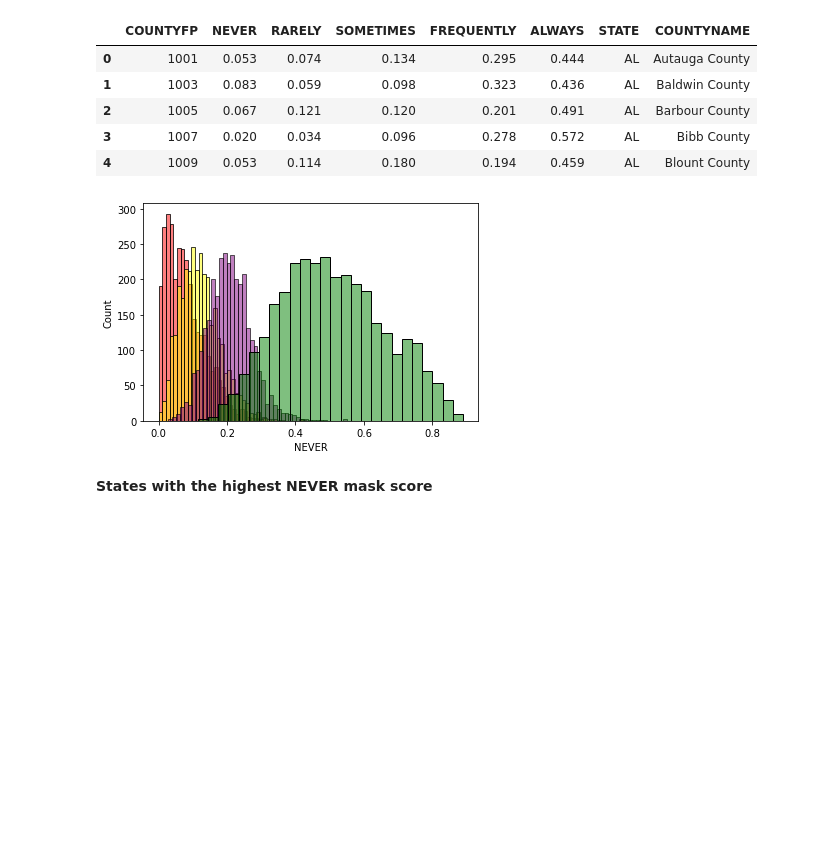
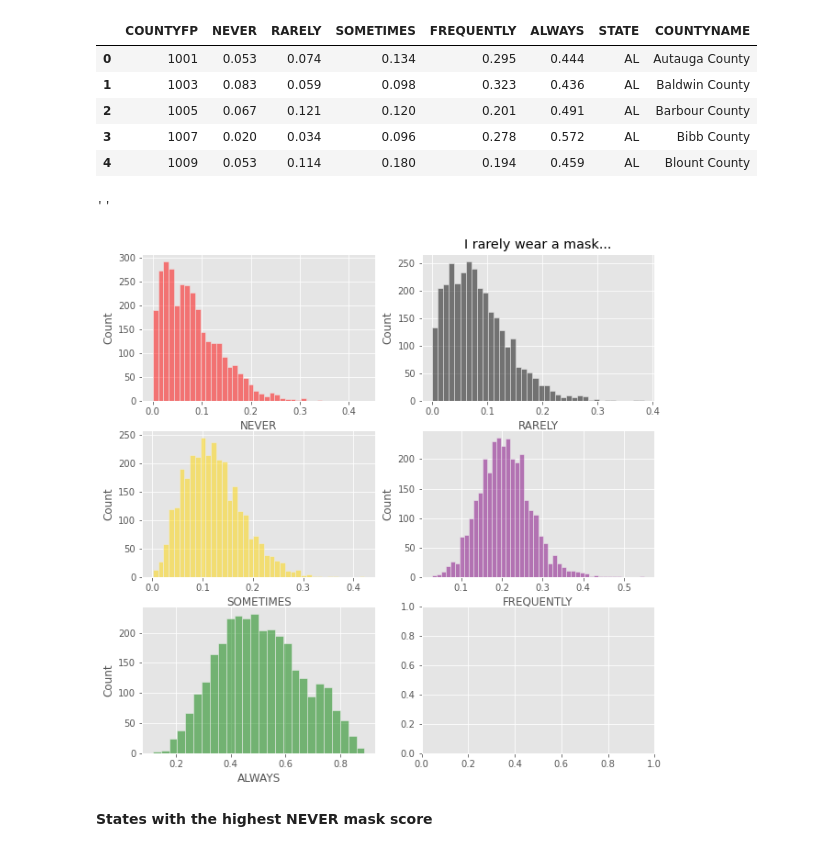
Before and after one commit to vmohan96/Decoding-COVID-19, a Jupyter notebook: alex/ALEX-EDA.ipynb, the cells around one changed output. Saved outputs shown, nothing was run; the diff lists cells and outputs as text; code cells hidden in the pictures; blank space fills up the shorter version.

```diff
--- a/alex/ALEX-EDA.ipynb
+++ b/alex/ALEX-EDA.ipynb
@@ -4,3 +4,5 @@ import matplotlib.pyplot as plt
 import seaborn as sns
 import us
 from numpy import where
+
+plt.style.use('ggplot')
@@ -7,12 +62,12 @@ from numpy import where
 # %%
 # Reading in New York Times mask use by county data.
-mask = pd.read_csv('./data/mask-use-by-county.csv')
+mask = pd.read_csv('../data/mask-use-by-county.csv')
 # %%
 mask.head()
 mask['STCOUNTYFP'] = mask['COUNTYFP']
 # %%
 # reading in fips data set. `us` module would have done the trick if I had found it earlier!
-fips = pd.read_csv('./data/ZIP-COUNTY-FIPS_2018-03.csv')
+fips = pd.read_csv('../data/ZIP-COUNTY-FIPS_2018-03.csv')
 # %%
 fips.head()
 # %% [output]
@@ -75,13 +129,18 @@ counties.head()
 # Saving county dataframe as county.csv
 counties.to_csv('./data/county.csv')
 # %%
-# Quick EDA of distributions
-sns.histplot(counties['NEVER'], color='red', alpha=.5);
-sns.histplot(counties['SOMETIMES'], color='yellow', alpha=.5)
-sns.histplot(counties['FREQUENTLY'], color='purple', alpha=.5)
-sns.histplot(counties['ALWAYS'], color='green', alpha=.5);
+# EDA of distributions
+fig, ax = plt.subplots(3,2, figsize=(10, 10))
+sns.histplot(counties['NEVER'], color='red', alpha=.5, ax=ax[0,0])
+sns.histplot(ax=ax[0,1], data=counties['RARELY'], color='black', label='Rarely', alpha=.5)
+ax[0,1].set_title('I rarely wear a mask...')
+sns.histplot(ax=ax[1,0], data=counties['SOMETIMES'], color='gold', label='Sometimes',  alpha=.5)
+sns.histplot(ax=ax[1,1], data=counties['FREQUENTLY'], color='purple', label = 'Frequently', alpha=.5)
+sns.histplot(ax=ax[2,0], data=counties['ALWAYS'], color='green', label = 'Always', alpha=.5);
+;
 # %% [output]
+''
-[figure, old version]
+[figure, new version]
 # %% [markdown]
 **States with the highest NEVER mask score**
 # %%
```
Also changed, not shown: parts of 34 cells of this notebook, 15 other files.
